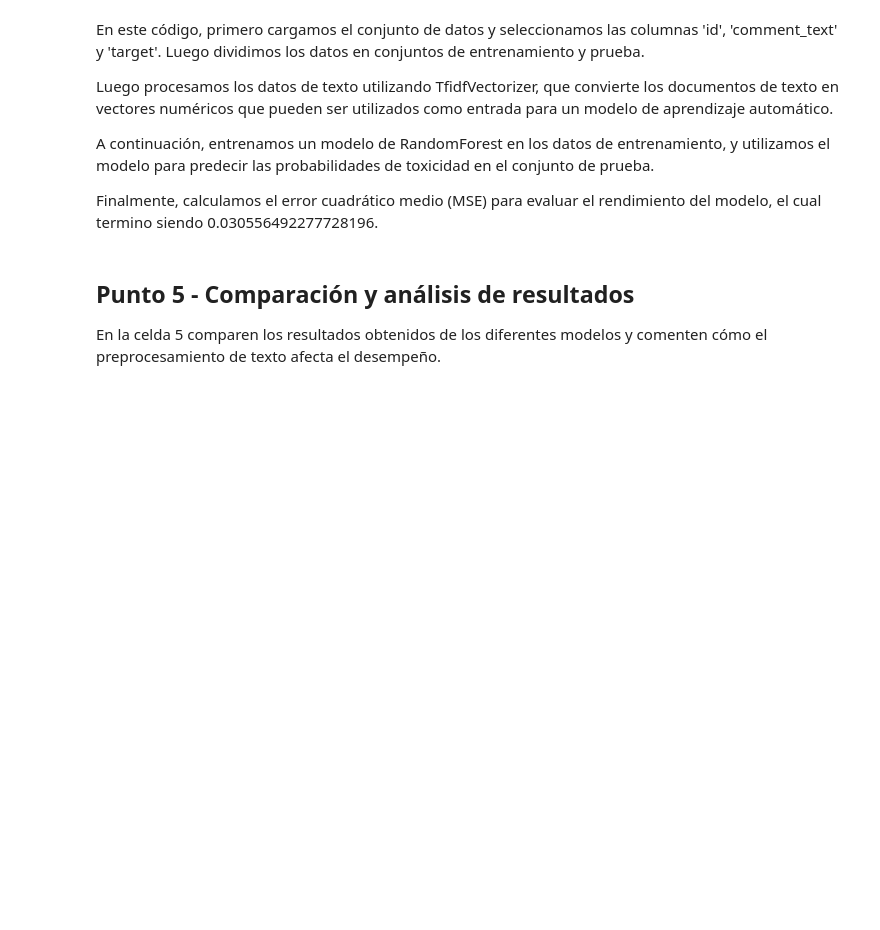
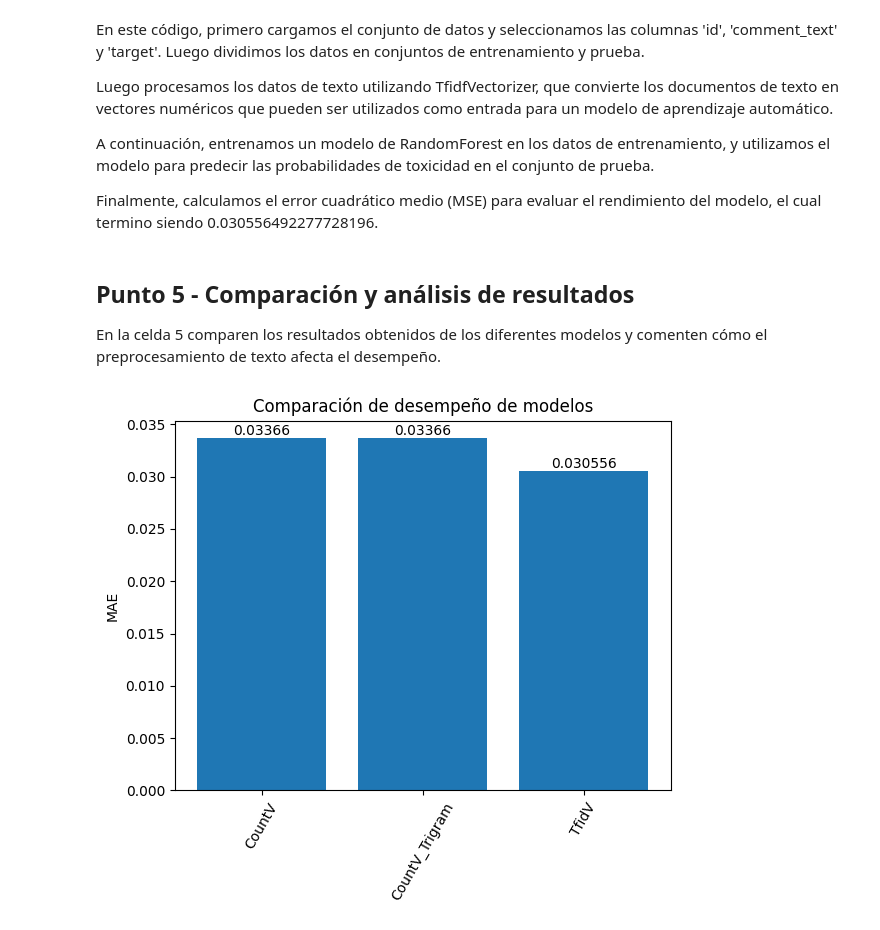
Before and after one commit to ggomez1803/ML-NLP, a Jupyter notebook: MIAD_ML_NLP_2023/Semana 4/S4TC1_Tokenizacion.ipynb, the cells around one changed output. Cells and saved outputs as stored; diff of their text form; code cells hidden in the pictures; blank space fills up the shorter version.

```diff
--- a/MIAD_ML_NLP_2023/Semana 4/S4TC1_Tokenizacion.ipynb
+++ b/MIAD_ML_NLP_2023/Semana 4/S4TC1_Tokenizacion.ipynb
@@ -124,3 +126,6 @@ print("MSE:", mse)
+# %%
+# Incluir MSE del modelo con trgirama en otra variable
+mse2 = mse
 # %% [markdown]
 1. En la primera línea de código se instancia un objeto de la clase CountVectorizer que se utilizará para preprocesar el texto de los comentarios. En este caso la opción ngram_range=(1, 3) establece los trigramas requeridos.
 
@@ -216,0 +220,19 @@ En la celda 5 comparen los resultados obtenidos de los diferentes modelos y come
+# %%
+# Celda 5
+import matplotlib.pyplot as plt
+
+# Dataframe de comparación de desempeño
+df1 = pd.DataFrame({'Modelo': ['CountV', 'CountV_Trigram' ,'TfidV'], 'MSE': [mse,mse2, msetfid]})
+df1
+
+# Gráfica de comparación de desempeño
+plt.bar(['CountV', 'CountV_Trigram' ,'TfidV'], [mse,mse2, msetfid])
+plt.ylabel('MAE')
+plt.title('Comparación de desempeño de modelos')
+plt.xticks(rotation = 60)
+# Add data labels to each bar
+for i, v in enumerate([mse, mse2, msetfid]):
+    plt.text(i, v, str(round(v, 6)), ha='center', va='bottom')
+plt.show()
+# %% [output]
+[figure, added]
```
Also changed, not shown: parts of 3 cells of this notebook.
